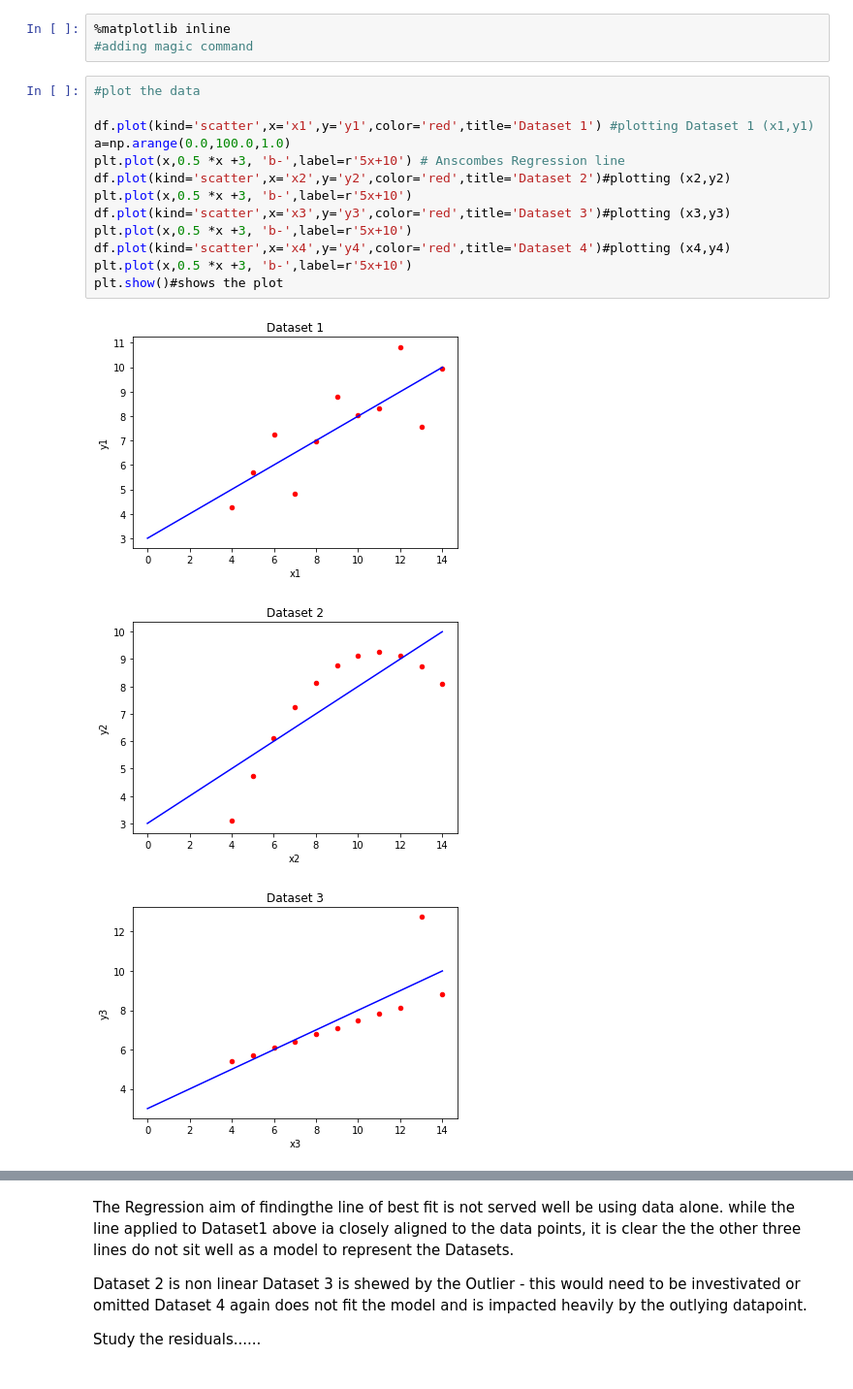
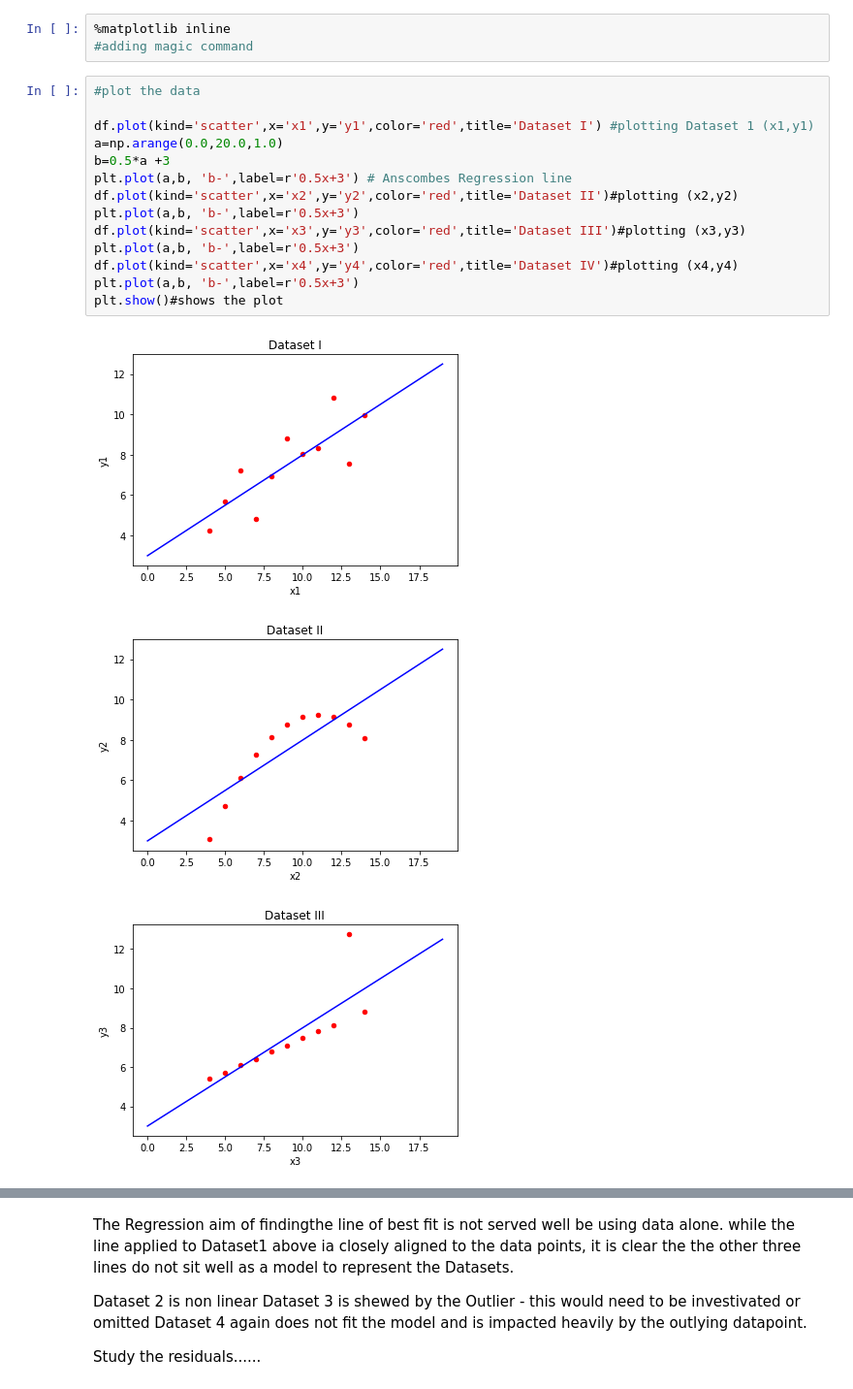
Before and after one commit to JohnONeillGMIT/FundamentalsOfDataAnalysis2, a Jupyter notebook: Anscombe's Quartet.ipynb, the cells around one changed output, grey strips where cells are left out. Shown at 97% size. Drawn from its saved outputs; the diff is of its cells as text.

```diff
--- a/Anscombe's Quartet.ipynb
+++ b/Anscombe's Quartet.ipynb
@@ -224,17 +209,18 @@ from scipy.stats import linregress
 # %%
 #plot the data
 
-df.plot(kind='scatter',x='x1',y='y1',color='red',title='Dataset 1') #plotting Dataset 1 (x1,y1)
-a=np.arange(0.0,100.0,1.0)
-plt.plot(x,0.5 *x +3, 'b-',label=r'5x+10') # Anscombes Regression line
-df.plot(kind='scatter',x='x2',y='y2',color='red',title='Dataset 2')#plotting (x2,y2)
-plt.plot(x,0.5 *x +3, 'b-',label=r'5x+10')
-df.plot(kind='scatter',x='x3',y='y3',color='red',title='Dataset 3')#plotting (x3,y3)
-plt.plot(x,0.5 *x +3, 'b-',label=r'5x+10')
-df.plot(kind='scatter',x='x4',y='y4',color='red',title='Dataset 4')#plotting (x4,y4)
-plt.plot(x,0.5 *x +3, 'b-',label=r'5x+10')
+df.plot(kind='scatter',x='x1',y='y1',color='red',title='Dataset I') #plotting Dataset 1 (x1,y1)
+a=np.arange(0.0,20.0,1.0)
+b=0.5*a +3
+plt.plot(a,b, 'b-',label=r'0.5x+3') # Anscombes Regression line
+df.plot(kind='scatter',x='x2',y='y2',color='red',title='Dataset II')#plotting (x2,y2)
+plt.plot(a,b, 'b-',label=r'0.5x+3')
+df.plot(kind='scatter',x='x3',y='y3',color='red',title='Dataset III')#plotting (x3,y3)
+plt.plot(a,b, 'b-',label=r'0.5x+3')
+df.plot(kind='scatter',x='x4',y='y4',color='red',title='Dataset IV')#plotting (x4,y4)
+plt.plot(a,b, 'b-',label=r'0.5x+3')
 plt.show()#shows the plot
 # %% [output]
-[figure, old version]
+[figure, new version]
-[figure, old version]
+[figure, new version]
-[figure, old version]
+[figure, new version]
```
Also changed, not shown: parts of 15 cells of this notebook, 1 other file.
